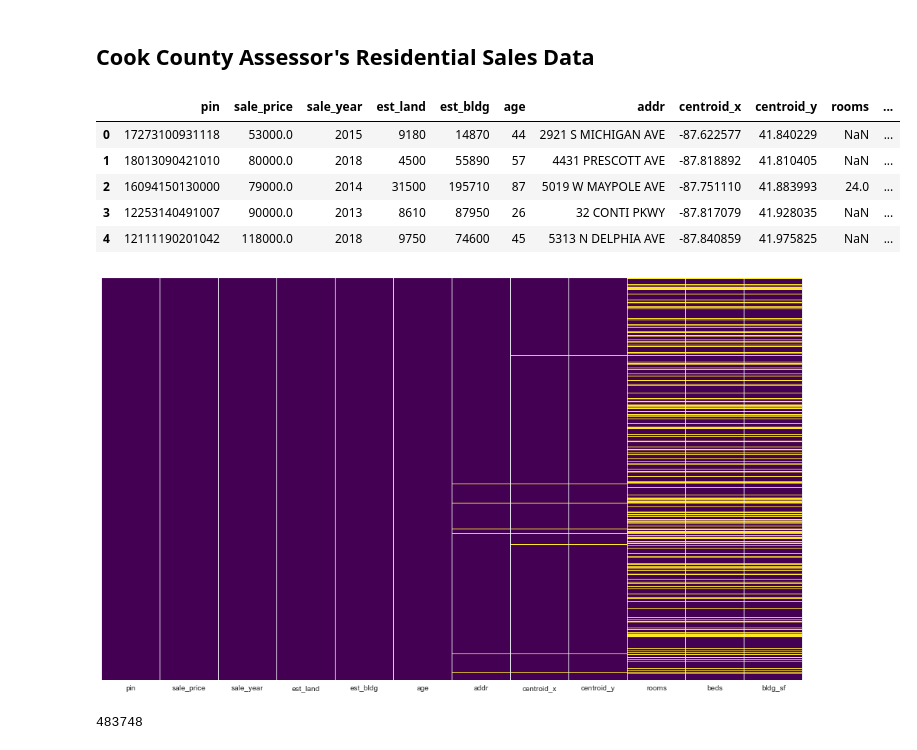
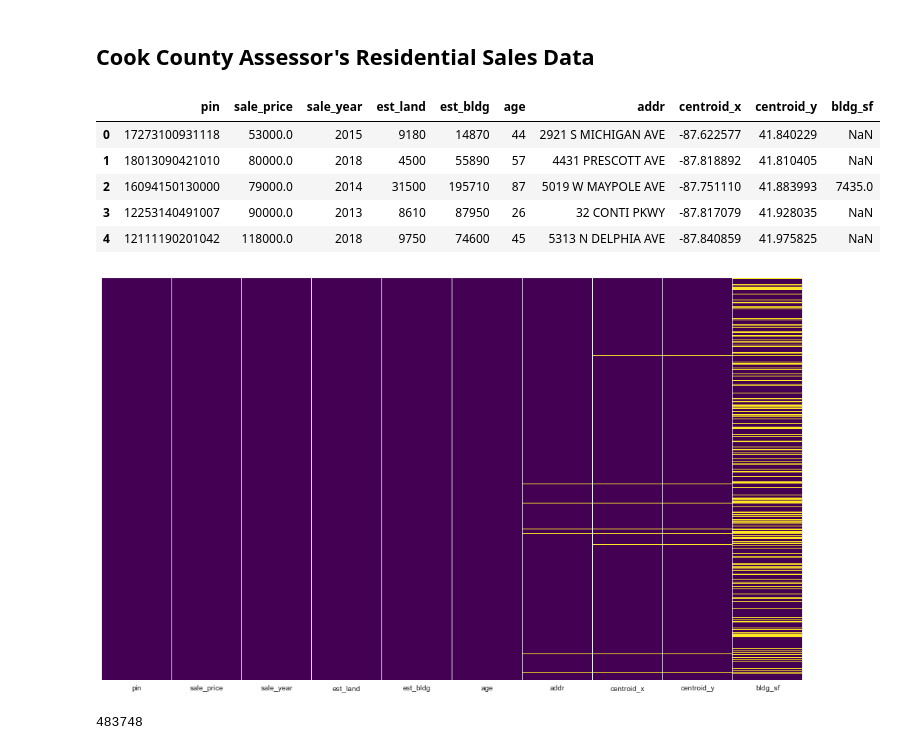
Before and after one commit to ymericson/ml-project, a Jupyter notebook: es-notebook.ipynb, the cells around one changed output. Cells and saved outputs as stored; diff of their text form; code cells hidden in the pictures.

```diff
--- a/es-notebook.ipynb
+++ b/es-notebook.ipynb
@@ -10,19 +10,18 @@ import datetime, calendar
 ## Cook County Assessor's Residential Sales Data
 # %%
 query = ("""https://datacatalog.cookcountyil.gov/resource/5pge-nu6u.json?$limit=1000000\
-&$select=pin,sale_price,sale_year,est_land,est_bldg,age,
-rooms,beds,bldg_sf,addr,centroid_x,centroid_y"""
+&$select=pin,sale_price,sale_year,est_land,est_bldg,age,bldg_sf,addr,centroid_x,centroid_y"""
     ).replace('\n','')
 
 sales_df = pd.read_json(query)
 sales_df.head()
 # %% [output]
-|  | pin | sale_price | sale_year | est_land | est_bldg | age | addr | centroid_x | centroid_y | rooms | ... |
-| 0 | 17273100931118 | 53000.0 | 2015 | 9180 | 14870 | 44 | 2921 S MICHIGAN AVE | -87.622577 | 41.840229 | NaN | ... |
-| 1 | 18013090421010 | 80000.0 | 2018 | 4500 | 55890 | 57 | 4431 PRESCOTT AVE | -87.818892 | 41.810405 | NaN | ... |
-| 2 | 16094150130000 | 79000.0 | 2014 | 31500 | 195710 | 87 | 5019 W MAYPOLE AVE | -87.751110 | 41.883993 | 24.0 | ... |
-| 3 | 12253140491007 | 90000.0 | 2013 | 8610 | 87950 | 26 | 32 CONTI PKWY | -87.817079 | 41.928035 | NaN | ... |
-| 4 | 12111190201042 | 118000.0 | 2018 | 9750 | 74600 | 45 | 5313 N DELPHIA AVE | -87.840859 | 41.975825 | NaN | ... |
+|  | pin | sale_price | sale_year | est_land | est_bldg | age | addr | centroid_x | centroid_y | bldg_sf |
+| 0 | 17273100931118 | 53000.0 | 2015 | 9180 | 14870 | 44 | 2921 S MICHIGAN AVE | -87.622577 | 41.840229 | NaN |
+| 1 | 18013090421010 | 80000.0 | 2018 | 4500 | 55890 | 57 | 4431 PRESCOTT AVE | -87.818892 | 41.810405 | NaN |
+| 2 | 16094150130000 | 79000.0 | 2014 | 31500 | 195710 | 87 | 5019 W MAYPOLE AVE | -87.751110 | 41.883993 | 7435.0 |
+| 3 | 12253140491007 | 90000.0 | 2013 | 8610 | 87950 | 26 | 32 CONTI PKWY | -87.817079 | 41.928035 | NaN |
+| 4 | 12111190201042 | 118000.0 | 2018 | 9750 | 74600 | 45 | 5313 N DELPHIA AVE | -87.840859 | 41.975825 | NaN |
 # %%
 def explore_data_null(df):
     fig, ax = plt.subplots(figsize=(17,10))
@@ -31,7 +30,7 @@ def explore_data_null(df):
 
 explore_data_null(sales_df)
 # %% [output]
-[figure, old version]
+[figure, new version]
 # %%
 # filter any sales that are not arms-length transactions (only fair sales)
 sales_df = sales_df[sales_df['sale_price'] > 1000]
```
Also changed, not shown: parts of 13 cells of this notebook, 1 other file.
